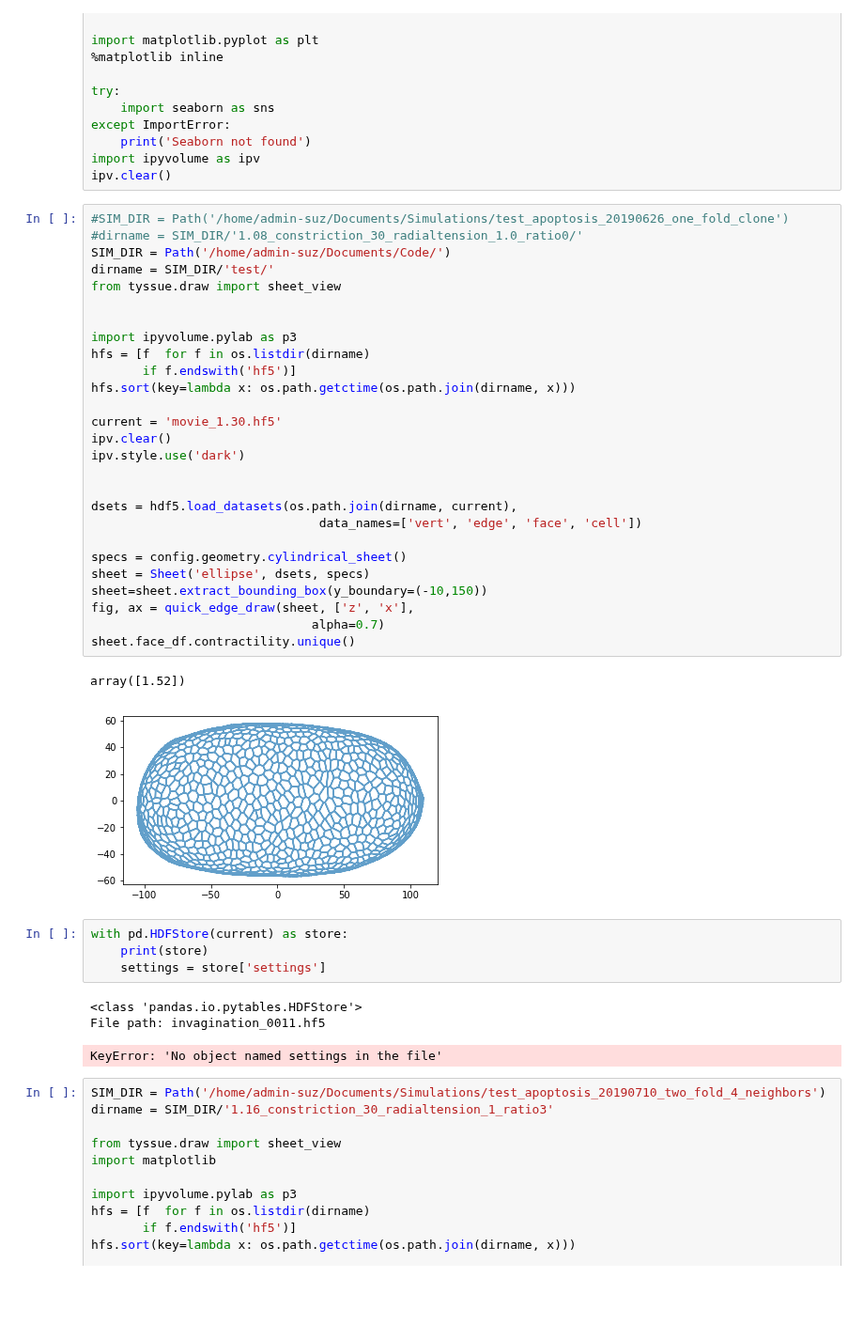
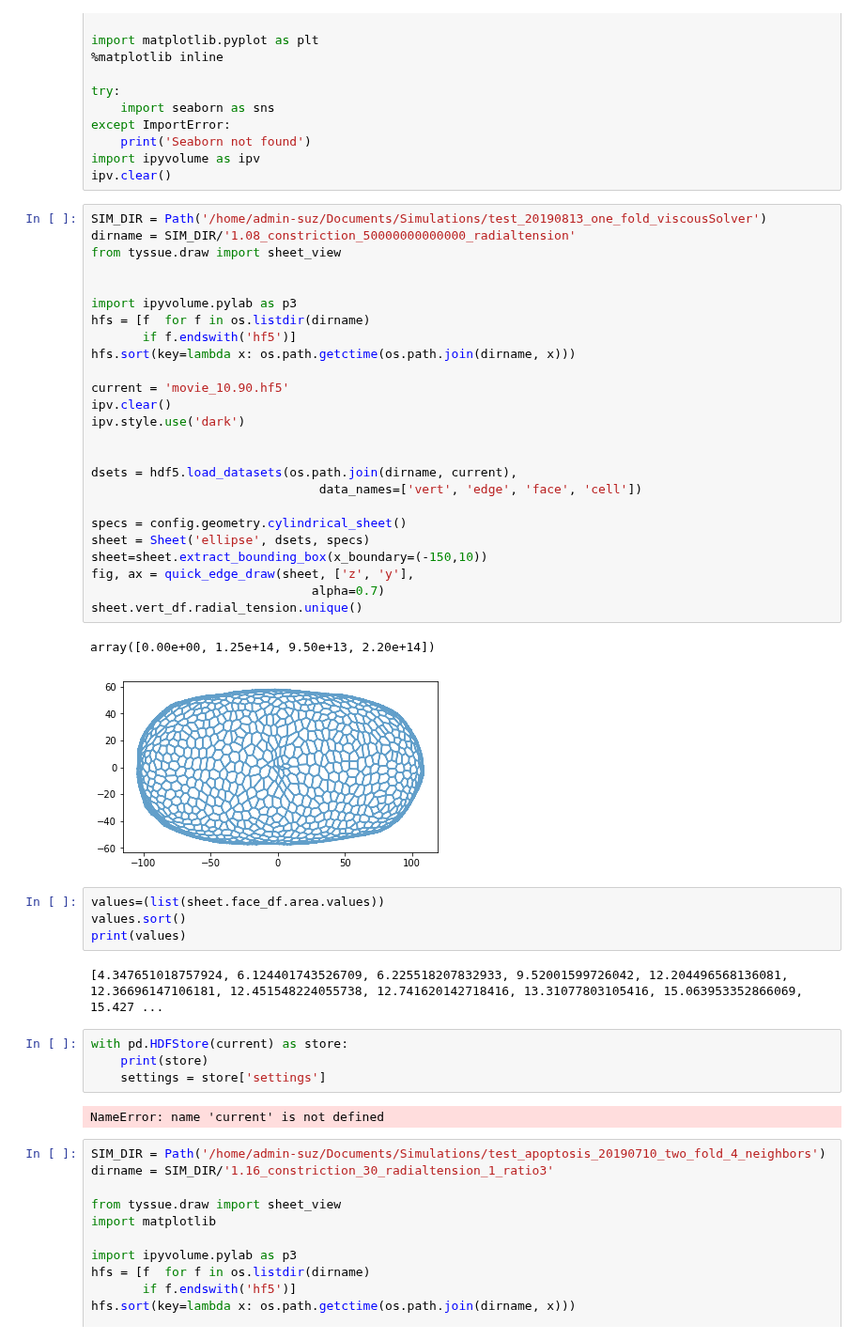
Before and after one commit to suzannelab/polarity, a Jupyter notebook: notebooks/Visualisation.ipynb, the cells around one changed output. Shown at 94% size. Saved outputs shown, nothing was run; the diff lists cells and outputs as text; blank space fills up the shorter version.

Commit message:
WIP - small deformation even with a huge apico basal tension

```diff
--- a/notebooks/Visualisation.ipynb
+++ b/notebooks/Visualisation.ipynb
@@ -35,43 +35,45 @@ except ImportError:
 import ipyvolume as ipv
 ipv.clear()
 # %%
-#SIM_DIR = Path('/home/admin-suz/Documents/Simulations/test_apoptosis_20190626_one_fold_clone')
-#dirname = SIM_DIR/'1.08_constriction_30_radialtension_1.0_ratio0/'
-SIM_DIR = Path('/home/admin-suz/Documents/Code/')
-dirname = SIM_DIR/'test/'
+SIM_DIR = Path('/home/admin-suz/Documents/Simulations/test_20190813_one_fold_viscousSolver')
+dirname = SIM_DIR/'1.08_constriction_50000000000000_radialtension'
 from tyssue.draw import sheet_view
 
 
 import ipyvolume.pylab as p3
 hfs = [f  for f in os.listdir(dirname)
        if f.endswith('hf5')]
 hfs.sort(key=lambda x: os.path.getctime(os.path.join(dirname, x)))
 
-current = 'movie_1.30.hf5'
+current = 'movie_10.90.hf5'
 ipv.clear()
 ipv.style.use('dark')
 
 
 dsets = hdf5.load_datasets(os.path.join(dirname, current),
                                data_names=['vert', 'edge', 'face', 'cell'])
 
 specs = config.geometry.cylindrical_sheet()
 sheet = Sheet('ellipse', dsets, specs)
-sheet=sheet.extract_bounding_box(y_boundary=(-10,150))
-fig, ax = quick_edge_draw(sheet, ['z', 'x'],
+sheet=sheet.extract_bounding_box(x_boundary=(-150,10))
+fig, ax = quick_edge_draw(sheet, ['z', 'y'],
                               alpha=0.7)
-sheet.face_df.contractility.unique()
+sheet.vert_df.radial_tension.unique()
 # %% [output]
-array([1.52])
+array([0.00e+00, 1.25e+14, 9.50e+13, 2.20e+14])
-[figure, old version]
+[figure, new version]
+# %%
+values=(list(sheet.face_df.area.values))
+values.sort()
+print(values)
+# %% [output]
+[4.347651018757924, 6.124401743526709, 6.225518207832933, 9.52001599726042, 12.204496568136081, 12.36696147106181, 12.451548224055738, 12.741620142718416, 13.31077803105416, 15.063953352866069, 15.427 ...
 # %%
 with pd.HDFStore(current) as store:
     print(store)
     settings = store['settings']
 # %% [output]
-<class 'pandas.io.pytables.HDFStore'>
-File path: invagination_0011.hf5
+NameError: name 'current' is not defined
-KeyError: 'No object named settings in the file'
 # %%
 SIM_DIR = Path('/home/admin-suz/Documents/Simulations/test_apoptosis_20190710_two_fold_4_neighbors')
 dirname = SIM_DIR/'1.16_constriction_30_radialtension_1_ratio3'
```
Also changed, not shown: parts of 2 cells of this notebook, 2 other files.
